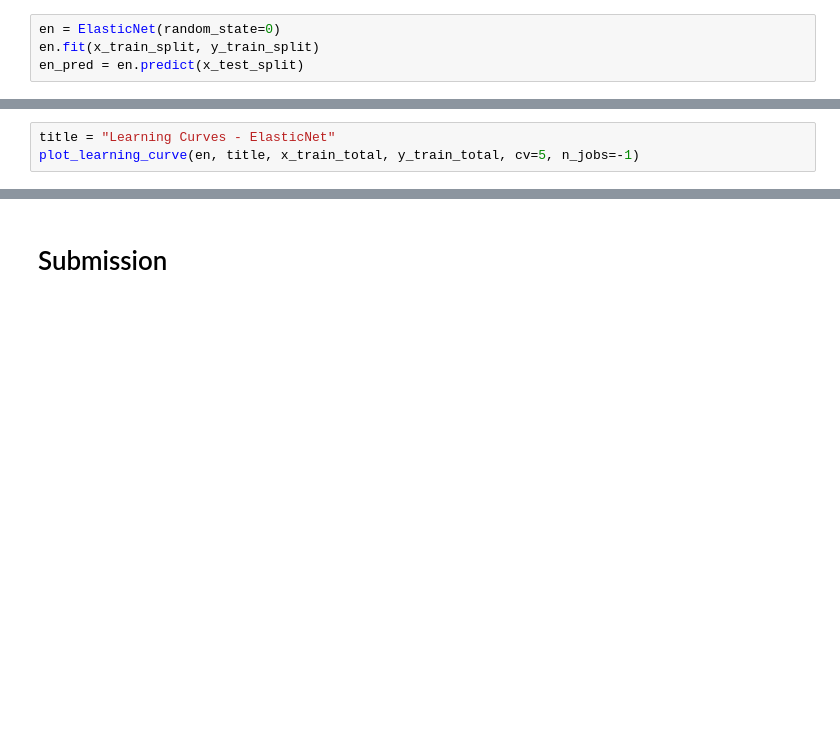
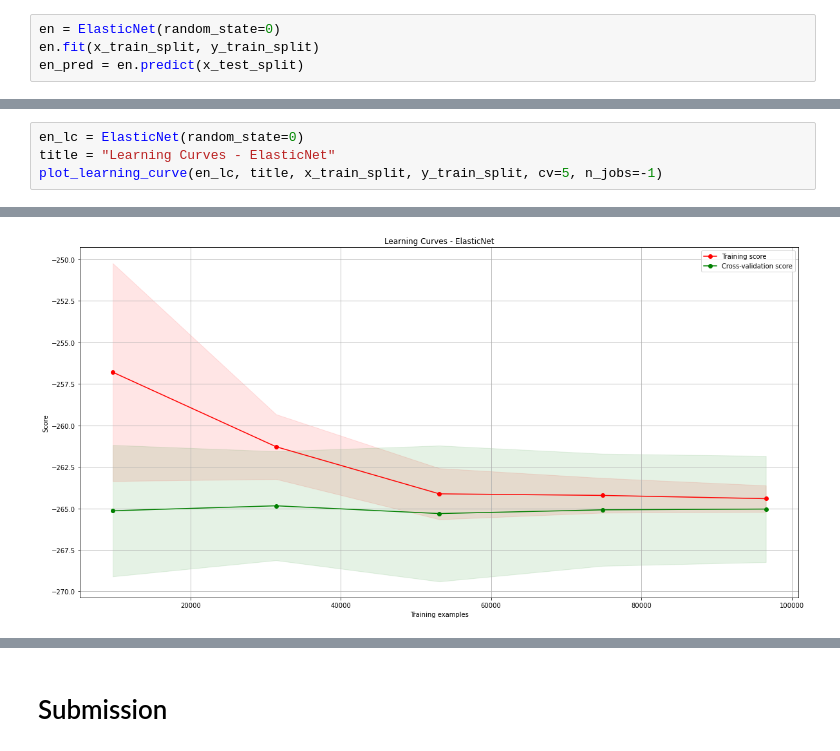
Before and after one commit to marcos-mansur/vlabs-challenge, a Jupyter notebook: Notebook/FeatEng_HyperPTune.ipynb, the cells around one changed output, grey strips where cells are left out. Cells and saved outputs as stored; diff of their text form; blank space fills up the shorter version.

```diff
--- a/Notebook/FeatEng_HyperPTune.ipynb
+++ b/Notebook/FeatEng_HyperPTune.ipynb
@@ -138,3 +197,5 @@ score
 # %%
+en_lc = ElasticNet(random_state=0)
 title = "Learning Curves - ElasticNet"
-plot_learning_curve(en, title, x_train_total, y_train_total, cv=5, n_jobs=-1)
+plot_learning_curve(en_lc, title, x_train_split, y_train_split, cv=5, n_jobs=-1)
+# %% [output]
@@ -140,0 +203 @@ plot_learning_curve(en, title, x_train_total, y_train_total, cv=5, n_jobs=-1)
+[figure, added]
```
Also changed, not shown: parts of 10 cells of this notebook.
